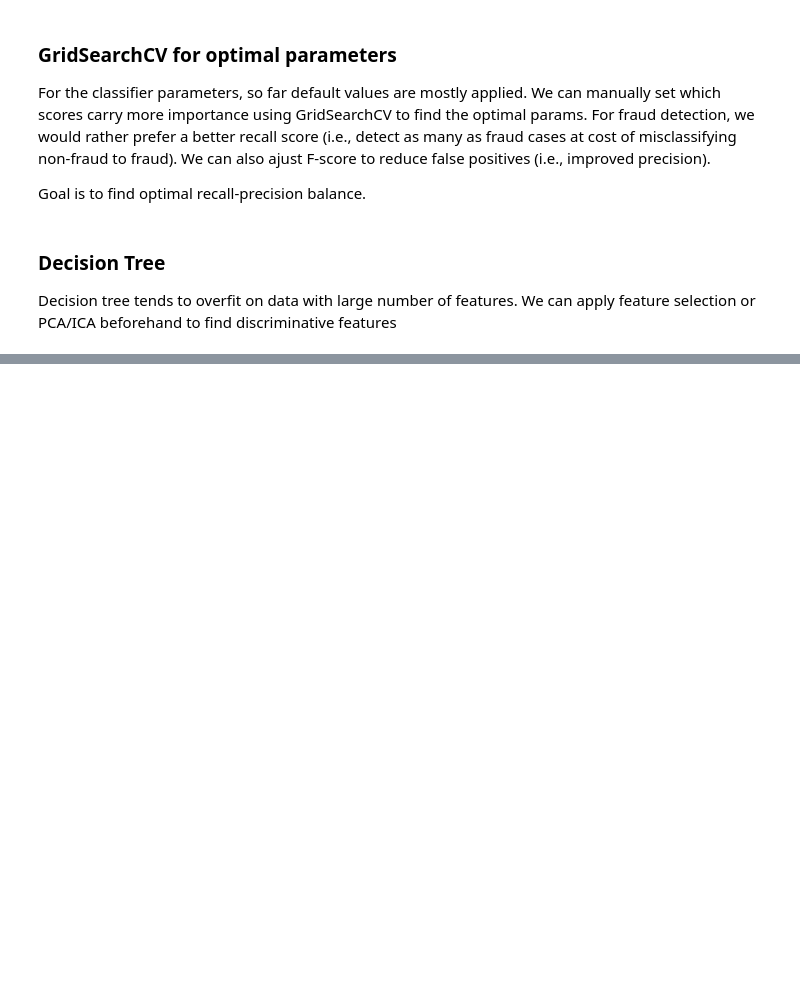
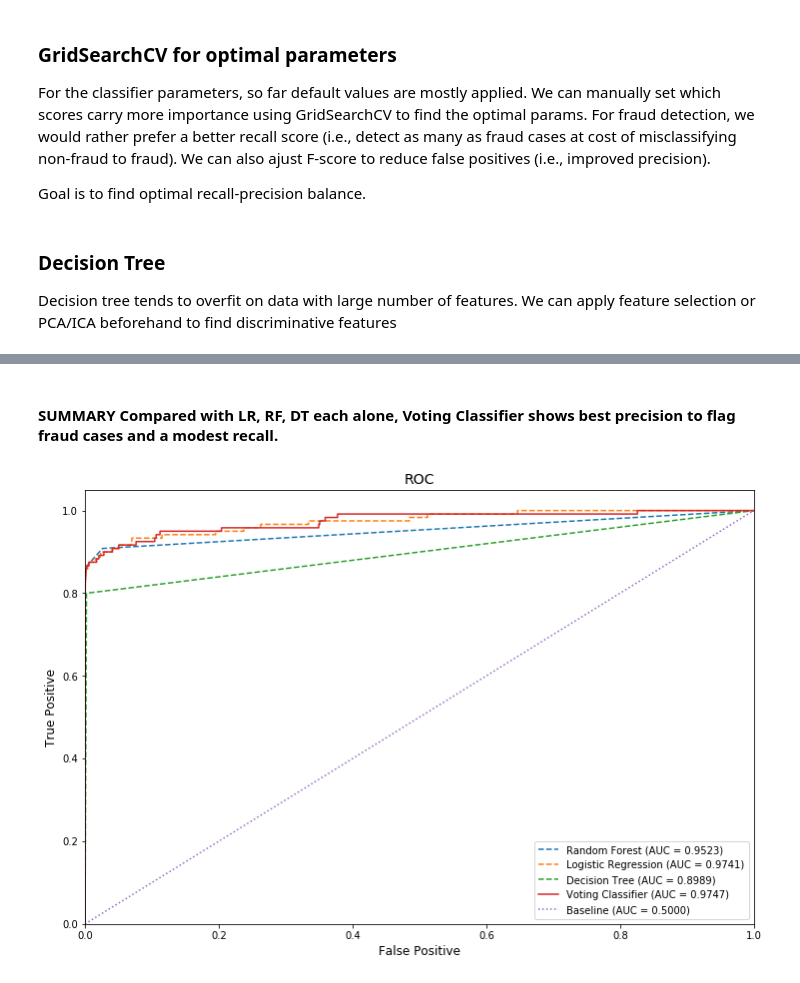
Before and after one commit to rayguang/brain, a Jupyter notebook: tasks/classification/Fraud Classification.ipynb, the cells around one changed output, grey strips where cells are left out. Drawn from its saved outputs; the diff is of its cells as text; code cells hidden in the pictures; blank space fills up the shorter version.

```diff
--- a/tasks/classification/Fraud Classification.ipynb
+++ b/tasks/classification/Fraud Classification.ipynb
@@ -480,0 +642,20 @@ print(clf.get_params)
+# %%
+from sklearn.ensemble import VotingClassifier
+
+clf1 = LogisticRegression(class_weight={0:1, 1:15}, random_state=0, solver="lbfgs")
+clf2 = RandomForestClassifier(class_weight={0:1,1:12}, criterion='entropy', n_estimators=50, max_features='log2', max_depth=4, n_jobs=-1, random_state=0)
+clf3 = DecisionTreeClassifier(random_state=0, class_weight="balanced")
+# %%
+%%time
+# combine the classifiers in the ensemble model
+ensemble_clf = VotingClassifier(estimators=[("lr", clf1), ("rf", clf2), ("dt", clf3)], voting="soft")
+
+ensemble_clf.fit(X_train, y_train)
+predicted = ensemble_clf.predict(X_test)
+proba = ensemble_clf.predict_proba(X_test)
+
+# print the accuracy score, ROC score, classification report and confusion matrix
+print("Accuracy Score: {}\n".format(accuracy_score(y_test, predicted)))
+# print("ROC score = {}\n".format(roc_auc_score(y_test, probs[:,1])))
+print("Classification Report:\n{}\n".format(classification_report(y_test, predicted)))
+print("Confusion Matrix:\n{}\n".format(confusion_matrix(y_test, predicted)))
@@ -480,0 +718,33 @@ print(clf.get_params)
+# %% [markdown]
+#### SUMMARY Compared with LR, RF, DT each alone, Voting Classifier shows best precision to flag fraud cases and a modest recall.
+# %%
+# Plot
+from sklearn.metrics import roc_curve
+
+fpr, tpr, thresholds = roc_curve(y_test, RF_clf.predict_proba(X_test)[:,1])
+lr_fpr, lr_tpr, lr_thresholds = roc_curve(y_test, LR_clf.predict_proba(X_test)[:,1])
+tree_fpr, tree_tpr, tree_thresholds = roc_curve(y_test, DT_clf.predict_proba(X_test)[:,1])
+ensemble_fpr, ensemble_tpr, ensemble_thresholds = roc_curve(y_test, ensemble_clf.predict_proba(X_test)[:,1])
+plt.figure(figsize=(12, 8))
+
+# plot Random Forest ROC
+plt.plot(fpr, tpr, label="Random Forest (AUC = {:1.4f})".format(roc_auc_score(y_test, RF_clf.predict_proba(X_test)[:,1])), linestyle="--")
+# plot Linear Regression ROC
+plt.plot(lr_fpr, lr_tpr, label="Logistic Regression (AUC = {:1.4f})".format(roc_auc_score(y_test, LR_clf.predict_proba(X_test)[:,1])), linestyle="--")
+# plot Decision Tree ROC
+plt.plot(tree_fpr, tree_tpr, label="Decision Tree (AUC = {:1.4f})".format(roc_auc_score(y_test, DT_clf.predict_proba(X_test)[:,1])), linestyle="--")
+# plot Voting Classifier ROC
+plt.plot(ensemble_fpr, ensemble_tpr, label="Voting Classifier (AUC = {:1.4f})".format(roc_auc_score(y_test, ensemble_clf.predict_proba(X_test)[:,1])), linestyle="-")
+# plot Baseline ROC
+plt.plot([0,1], [0,1],label="Baseline (AUC = 0.5000)", linestyle=":")
+
+plt.xlim([0.0, 1.0])
+plt.ylim([0.0, 1.05])
+plt.xlabel("False Positive", fontsize=12)
+plt.ylabel("True Positive", fontsize=12)
+plt.title("ROC", fontsize=14)
+plt.legend(loc="lower right")
+#plt.savefig("roc.png", bbox_inches="tight")
+plt.show()
+# %% [output]
+[figure, added]
```
Also changed, not shown: parts of 44 cells of this notebook, 3 other files.
